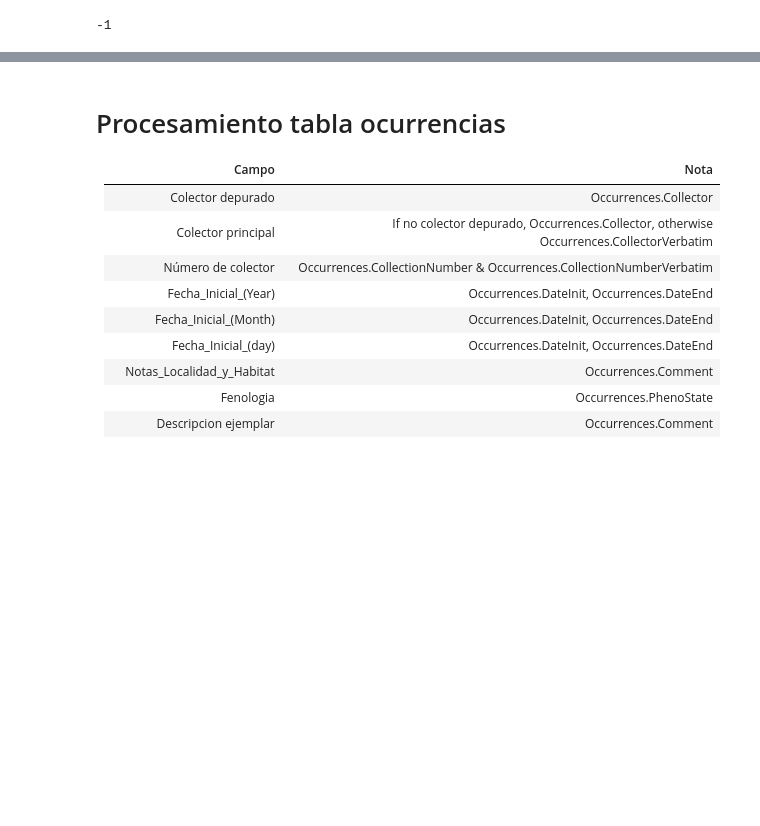
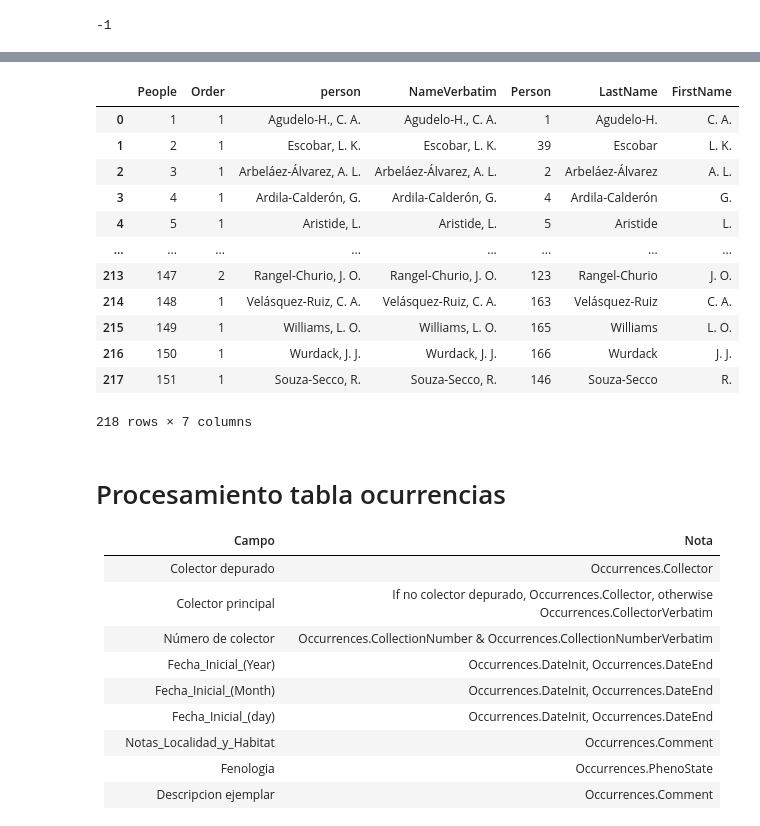
Before and after one commit to nrsalinas/db-conservacion-in-situ, a Jupyter notebook: migracion-dev.ipynb, the cells around one changed output, grey strips where cells are left out. Drawn from its saved outputs; the diff is of its cells as text; code cells hidden in the pictures; blank space fills up the shorter version.

Commit message:
Inserting publication authors.

```diff
--- a/migracion-dev.ipynb
+++ b/migracion-dev.ipynb
@@ -495,3 +514,36 @@ taxa_in[['TaxonID', 'Name', 'Author', 'CheckPriority', 'Distribution', 'Parent',
+# %%
+tmp = authors.author.str.extractall(r'([\w\-\.]{3,},( [A-Z]\.)+)'
+	).drop(columns=1).rename(columns={0:'person'})
+# %%
+persons = tmp.groupby('person').size().reset_index().drop(columns=0)
+persons['PersonID'] = persons.index + 1
+persons['LastName'] = persons.person.str.extract(r'(^[\w\-\.]+),')
+persons['FirstName'] = persons.person.str.extract(r',(.+)$')
+persons = persons.rename(columns={'person':'NameVerbatim'})
+# %%
+peoper = tmp.reset_index().merge(
+	persons, left_on='person', right_on='NameVerbatim', how='left'
+	).rename(columns={
+		'level_0': 'People', 'match':'Order', 'PersonID':'Person'
+	})
+# %%
+peoper['Order'] += 1
+# %%
+peoper
+# %% [output]
+|  | People | Order | person | NameVerbatim | Person | LastName | FirstName |
+| 0 | 1 | 1 | Agudelo-H., C. A. | Agudelo-H., C. A. | 1 | Agudelo-H. | C. A. |
+| 1 | 2 | 1 | Escobar, L. K. | Escobar, L. K. | 39 | Escobar | L. K. |
+| 2 | 3 | 1 | Arbeláez-Álvarez, A. L. | Arbeláez-Álvarez, A. L. | 2 | Arbeláez-Álvarez | A. L. |
+| 3 | 4 | 1 | Ardila-Calderón, G. | Ardila-Calderón, G. | 4 | Ardila-Calderón | G. |
+| 4 | 5 | 1 | Aristide, L. | Aristide, L. | 5 | Aristide | L. |
+| ... | ... | ... | ... | ... | ... | ... | ... |
+| 213 | 147 | 2 | Rangel-Churio, J. O. | Rangel-Churio, J. O. | 123 | Rangel-Churio | J. O. |
+| 214 | 148 | 1 | Velásquez-Ruiz, C. A. | Velásquez-Ruiz, C. A. | 163 | Velásquez-Ruiz | C. A. |
+| 215 | 149 | 1 | Williams, L. O. | Williams, L. O. | 165 | Williams | L. O. |
+| 216 | 150 | 1 | Wurdack, J. J. | Wurdack, J. J. | 166 | Wurdack | J. J. |
+| 217 | 151 | 1 | Souza-Secco, R. | Souza-Secco, R. | 146 | Souza-Secco | R. |
+218 rows × 7 columns
 # %% [markdown]
 # Procesamiento tabla ocurrencias
 
```
Also changed, not shown: parts of 20 cells of this notebook, 1 other file.
